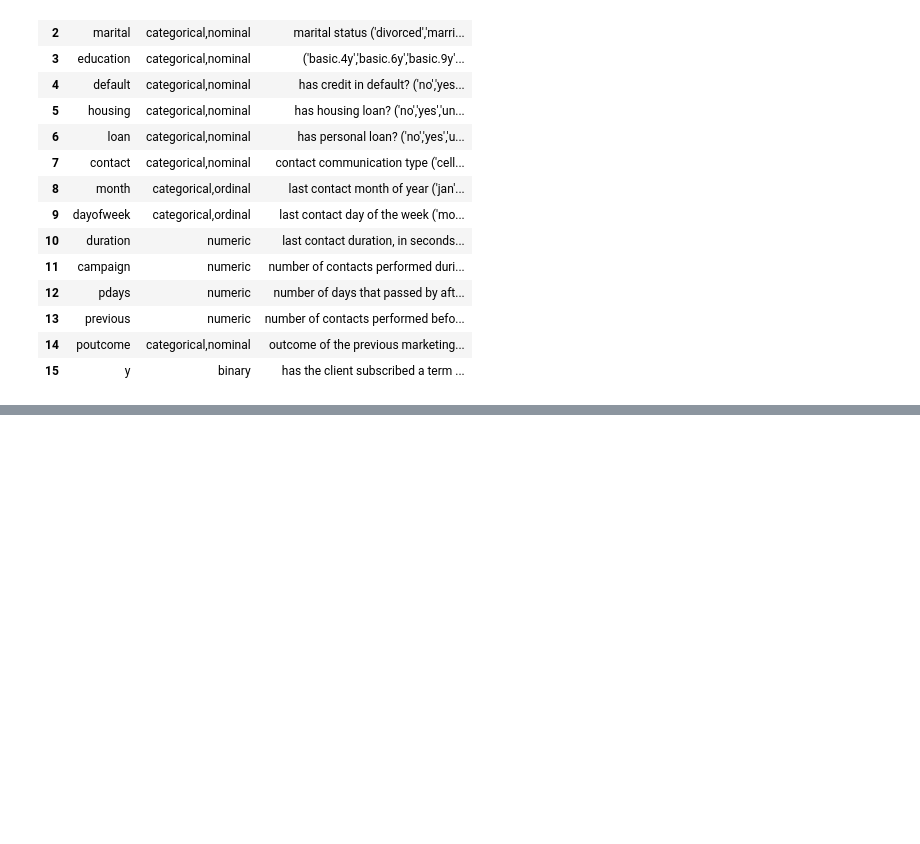
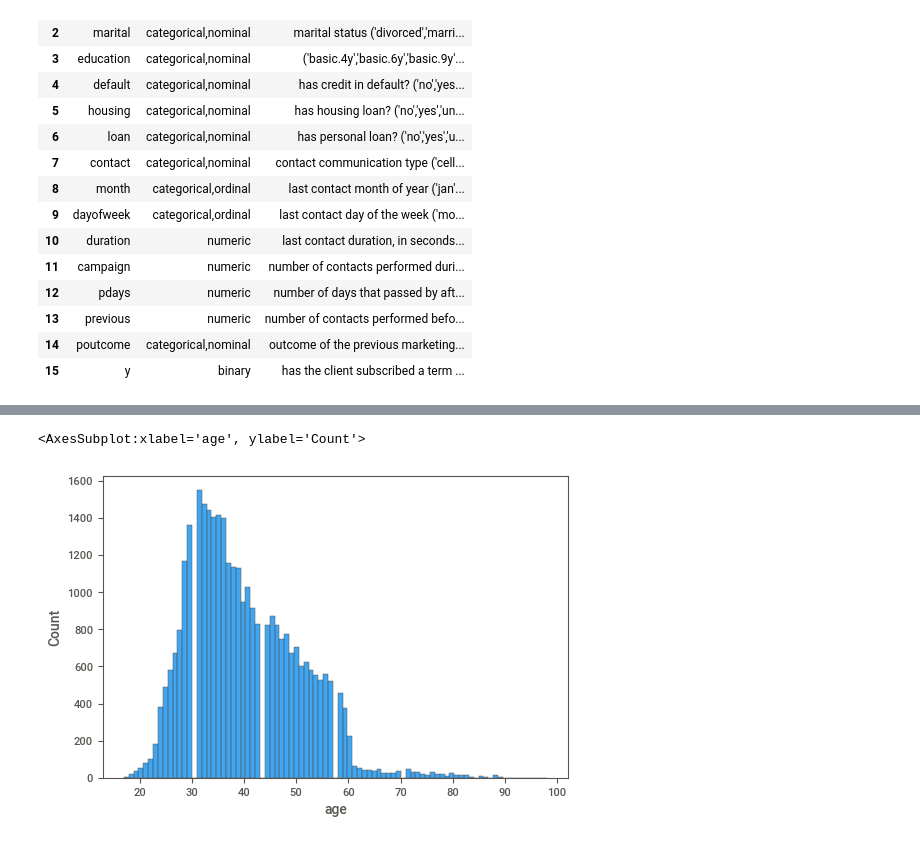
Before and after one commit to mbaltar/TrilhaDadosModal, a Jupyter notebook: modulo4.ipynb, the cells around one changed output, grey strips where cells are left out. Saved outputs shown, nothing was run; the diff lists cells and outputs as text; code cells hidden in the pictures; blank space fills up the shorter version.

```diff
--- a/modulo4.ipynb
+++ b/modulo4.ipynb
@@ -35,0 +276,5 @@ metadados
+# %%
+sns.histplot(data=dados, x='age')
+# %% [output]
+<AxesSubplot:xlabel='age', ylabel='Count'>
+[figure, added]
```
Also changed, not shown: parts of 30 cells of this notebook, 1 other file.
